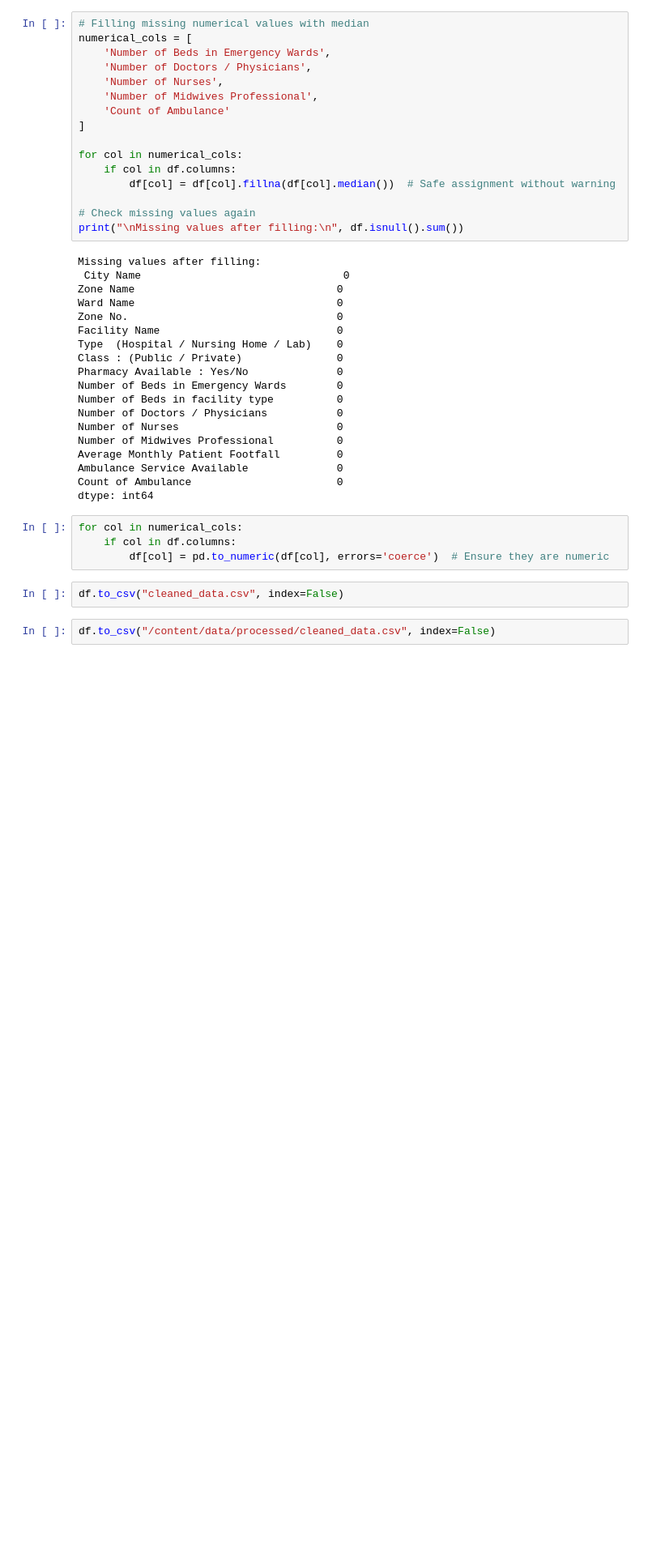
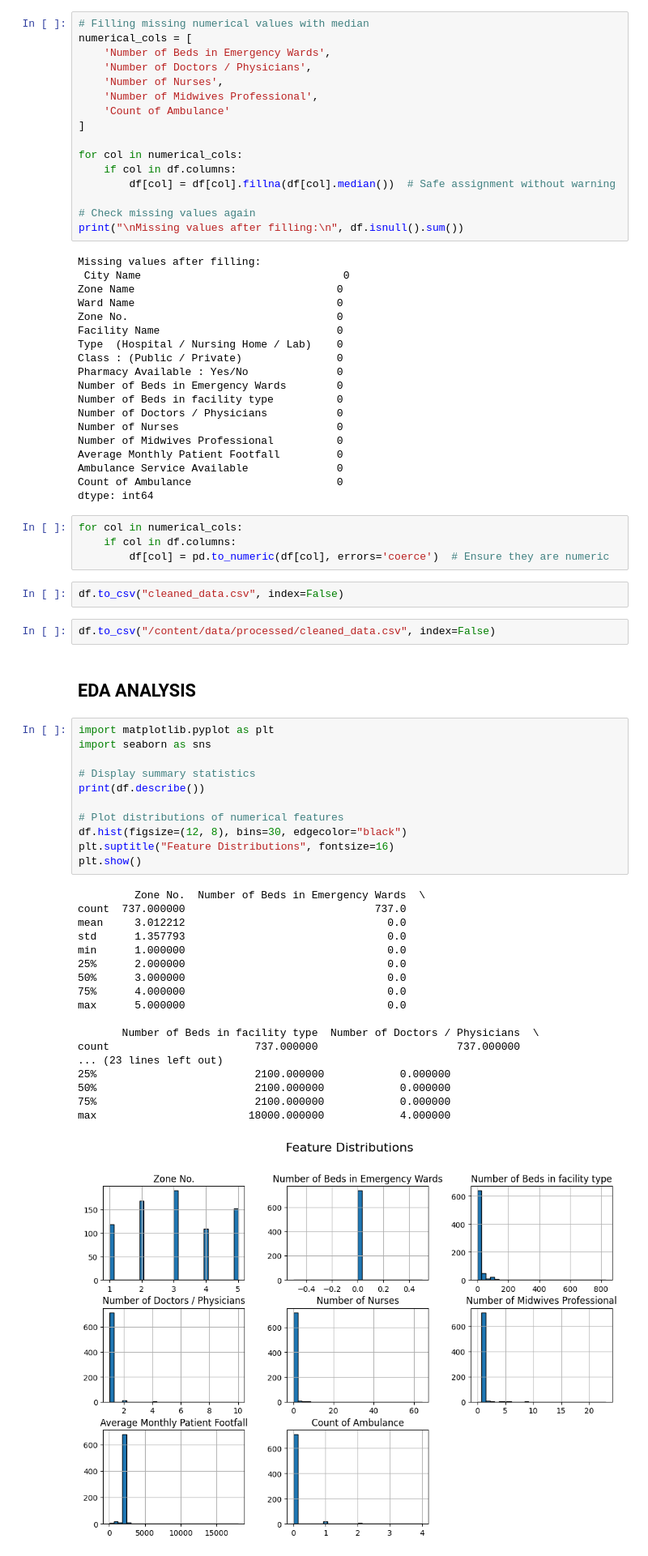
Before and after one commit to shubhampandey78/Public-Service-Demand-Forecasting, a Jupyter notebook: MPR_SEM6.ipynb, the cells around one changed output. Shown at 81% size. Drawn from its saved outputs; the diff is of its cells as text; blank space fills up the shorter version.

```diff
--- a/MPR_SEM6.ipynb
+++ b/MPR_SEM6.ipynb
@@ -422,3 +422,35 @@ for col in numerical_cols:
 df.to_csv("cleaned_data.csv", index=False)
 # %%
 df.to_csv("/content/data/processed/cleaned_data.csv", index=False)
+# %% [markdown]
+## **EDA ANALYSIS**
+# %%
+import matplotlib.pyplot as plt
+import seaborn as sns
+
+# Display summary statistics
+print(df.describe())
+
+# Plot distributions of numerical features
+df.hist(figsize=(12, 8), bins=30, edgecolor="black")
+plt.suptitle("Feature Distributions", fontsize=16)
+plt.show()
+# %% [output]
+         Zone No.  Number of Beds in Emergency Wards  \
+count  737.000000                              737.0
+mean     3.012212                                0.0
+std      1.357793                                0.0
+min      1.000000                                0.0
+25%      2.000000                                0.0
+50%      3.000000                                0.0
+75%      4.000000                                0.0
+max      5.000000                                0.0
+
+       Number of Beds in facility type  Number of Doctors / Physicians  \
+count                       737.000000                      737.000000
+... (23 lines left out)
+25%                         2100.000000            0.000000
+50%                         2100.000000            0.000000
+75%                         2100.000000            0.000000
+max                        18000.000000            4.000000
+[figure, added]
```
Also changed, not shown: parts of 12 cells of this notebook.
